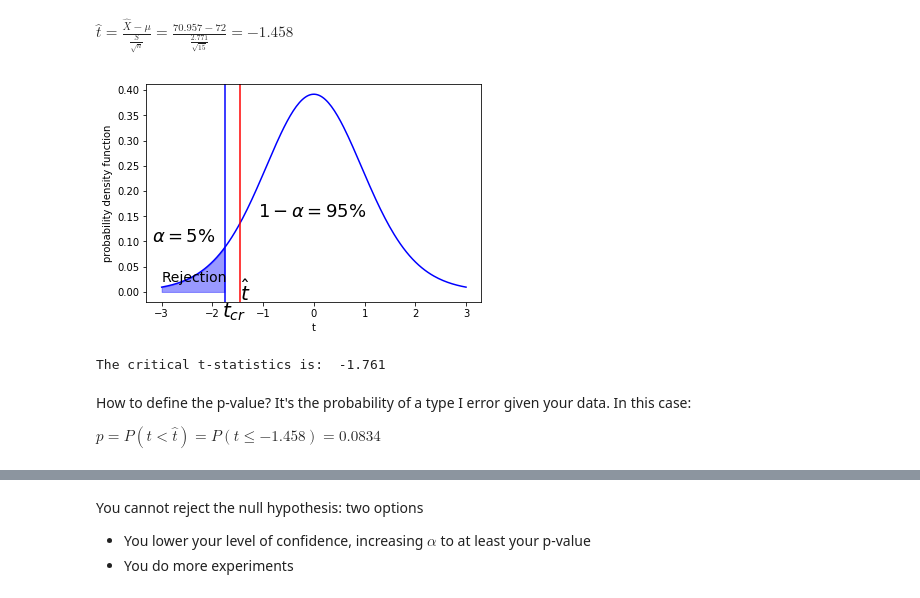
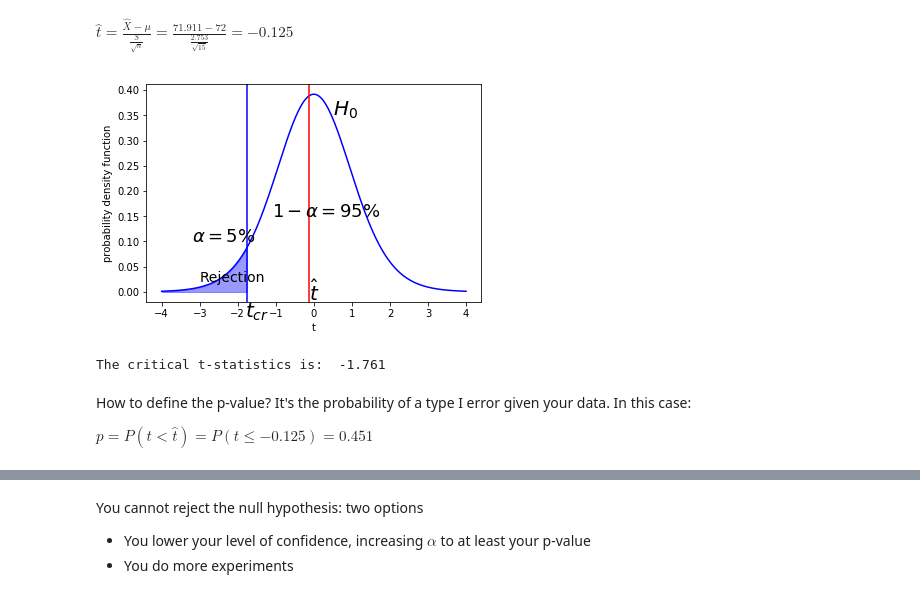
Before and after one commit to antonfadic/DSproject, a Jupyter notebook: part1.ipynb, the cells around one changed output, grey strips where cells are left out. Saved outputs shown, nothing was run; the diff lists cells and outputs as text; code cells hidden in the pictures.

```diff
--- a/part1.ipynb
+++ b/part1.ipynb
@@ -67,40 +65,40 @@ t-statistics:  -1.458
 # %% [markdown]
-$\hat t = \frac{\hat X - \mu}{\frac{S}{\sqrt n}} = \frac{70.957 - 72}{\frac{2.771}{\sqrt{15}}} = -1.458$
+$\hat t = \frac{\hat X - \mu}{\frac{S}{\sqrt n}} = \frac{71.911 - 72}{\frac{2.753}{\sqrt{15}}} = -0.125$
 # %%
 from scipy.stats import t
 df = n_samples-1
 
-x = np.linspace(-3,3, 200)
+x = np.linspace(-4,4, 200)
 w1 = t.ppf(0.05,df)
-x1 = np.linspace(-3,w1, 200)
+x1 = np.linspace(-4,w1, 200)
 w2 = t.ppf(0.95,df)
 x2 = np.linspace(w2,3, 200)
 fig, ax = plt.subplots(1, 1)
 
 y = t.pdf(x,df)
 y1 = t.pdf(x1,df)
 
 ax.plot(x, y, 'b-')
 plt.fill_between(x1,y1, color = 'b',alpha=0.4)
 
 plt.xlabel('t')
 plt.ylabel('probability density function')
 
 plt.text(-1.1, 0.15, r'$1-\alpha = 95\%$', fontsize=18)
 plt.text(-3.2, 0.1, r'$\alpha = 5\%$', fontsize=18)
 #plt.text(2.1, 0.1, r'$\alpha/2 = 5\%$', fontsize=18)
 plt.text(-3, 0.02, r'Rejection', fontsize=14)
 t_crit =  np.round(t.ppf(0.05,df),3)
 plt.text(t_crit-0.05, -0.05, r'$t_{cr}$', fontsize=20)
 plt.text(t_stat, -0.015, r'$\hat t$', fontsize=20)
-
+plt.text(0.5, 0.35, r'$H_0$', fontsize=20)
 
 plt.axvline(x=t_stat, color='r')
 plt.axvline(x=t_crit, color='b')
 
 plt.show()
 # %% [output]
-[figure, old version]
+[figure, new version]
 # %%
 t_crit =  np.round(t.ppf(0.05,df),3)
 print("The critical t-statistics is: ", t_crit)
@@ -109,7 +107,7 @@ The critical t-statistics is:  -1.761
 # %% [markdown]
 How to define the p-value? It's the probability of a type I error given your data. In this case:
 
-$ p = P(t< \hat t) = P(t\leq -1.458 ) = 0.0834$
+$ p = P(t< \hat t) = P(t\leq -0.125 ) = 0.451$
 # %%
 print("p: ",np.round(t.cdf(t_stat,df)*100,2),"%")
 # %% [output]
```
Also changed, not shown: parts of 12 cells of this notebook.
